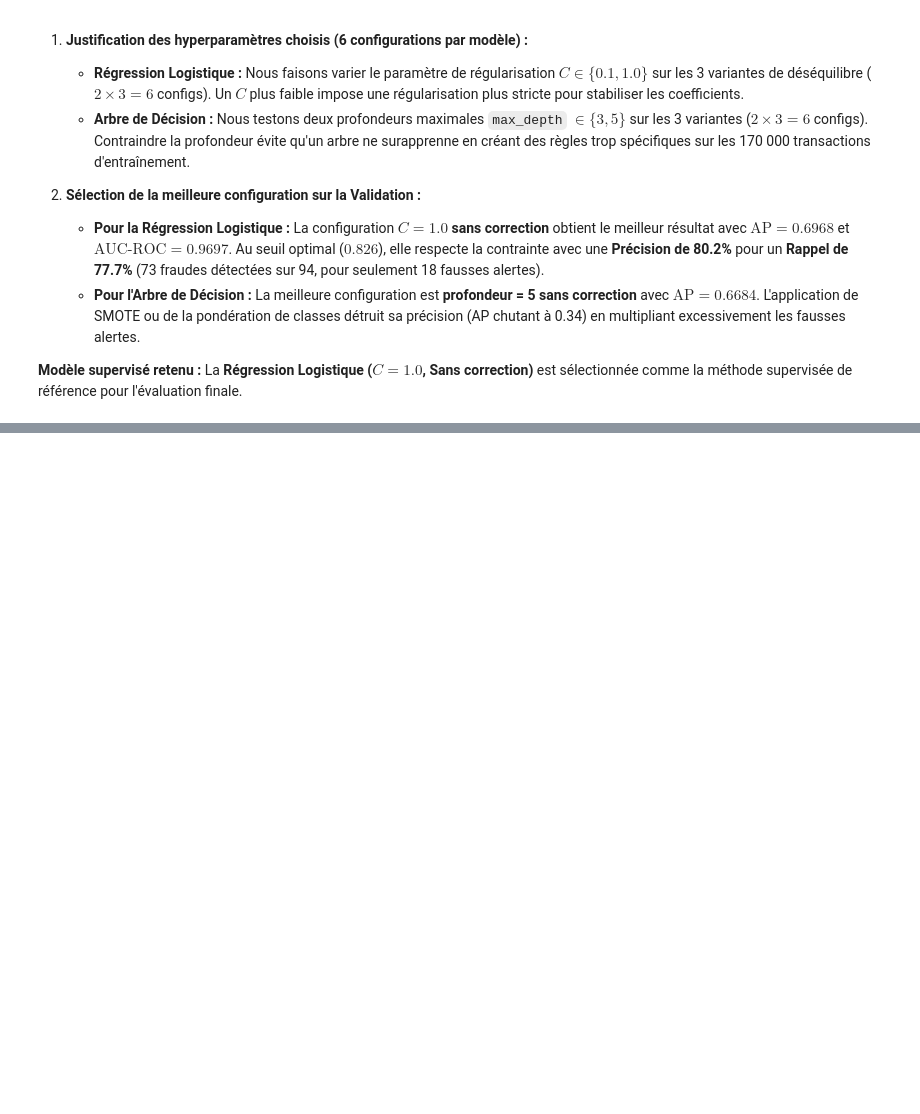
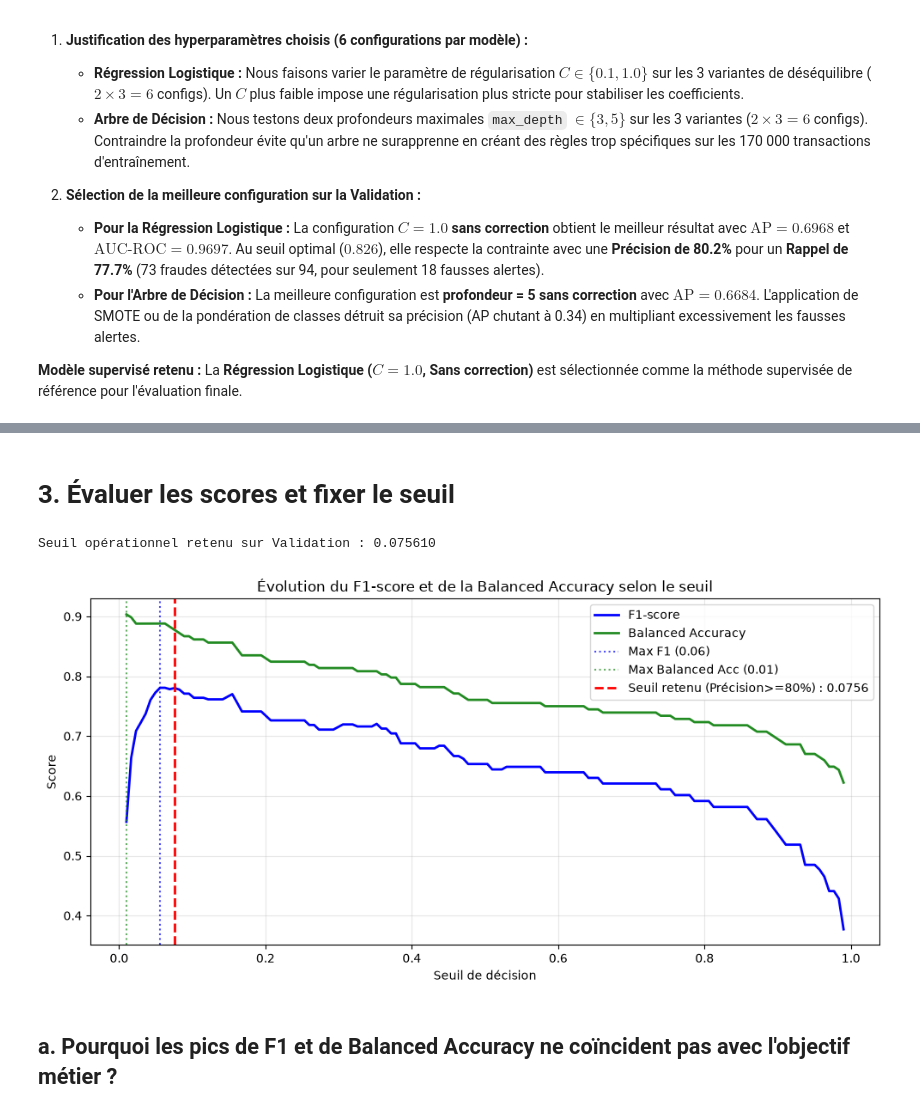
Before and after one commit to HananeDjouadi/TP-Anomalie-ML, a Jupyter notebook: notebook/partie2_fraudes.ipynb, the cells around one changed output, grey strips where cells are left out. Cells and saved outputs as stored; diff of their text form; code cells hidden in the pictures; blank space fills up the shorter version.

```diff
--- a/notebook/partie2_fraudes.ipynb
+++ b/notebook/partie2_fraudes.ipynb
@@ -544,0 +647,26 @@ Arbre de Décision : Évaluation des 6 configurations
+# %% [markdown]
+# 3. Évaluer les scores et fixer le seuil
+# %%
+import importlib
+import utils_credit
+importlib.reload(utils_credit)
+
+# 1. Modèle supervisé retenu : Régression Logistique (C=1.0, Sans correction)
+clf_best = LogisticRegression(C=1.0, max_iter=1000, random_state=42)
+clf_best.fit(X_train_s, y_train)
+
+# Probabilités sur l'ensemble de Validation
+scores_val_best = clf_best.predict_proba(X_val_s)[:, 1]
+# %%
+# 2. Seuil optimal sous la contrainte Précision >= 80%
+res_val_best = utils_credit.trouver_meilleur_seuil(y_val, scores_val_best, min_precision=0.80)
+seuil_optimal = res_val_best["Seuil"]
+print(f"Seuil opérationnel retenu sur Validation : {seuil_optimal:.6f}")
+
+# 3. Tracé des courbes F1-score et Balanced Accuracy
+utils_credit.tracer_f1_balanced_acc(y_val, scores_val_best, seuil_retenu=seuil_optimal)
+# %% [output]
+Seuil opérationnel retenu sur Validation : 0.075610
+[figure, added]
+# %% [markdown]
+## a. Pourquoi les pics de F1 et de Balanced Accuracy ne coïncident pas avec l'objectif métier ?
```
Also changed, not shown: parts of 22 cells of this notebook, 2 other files.
